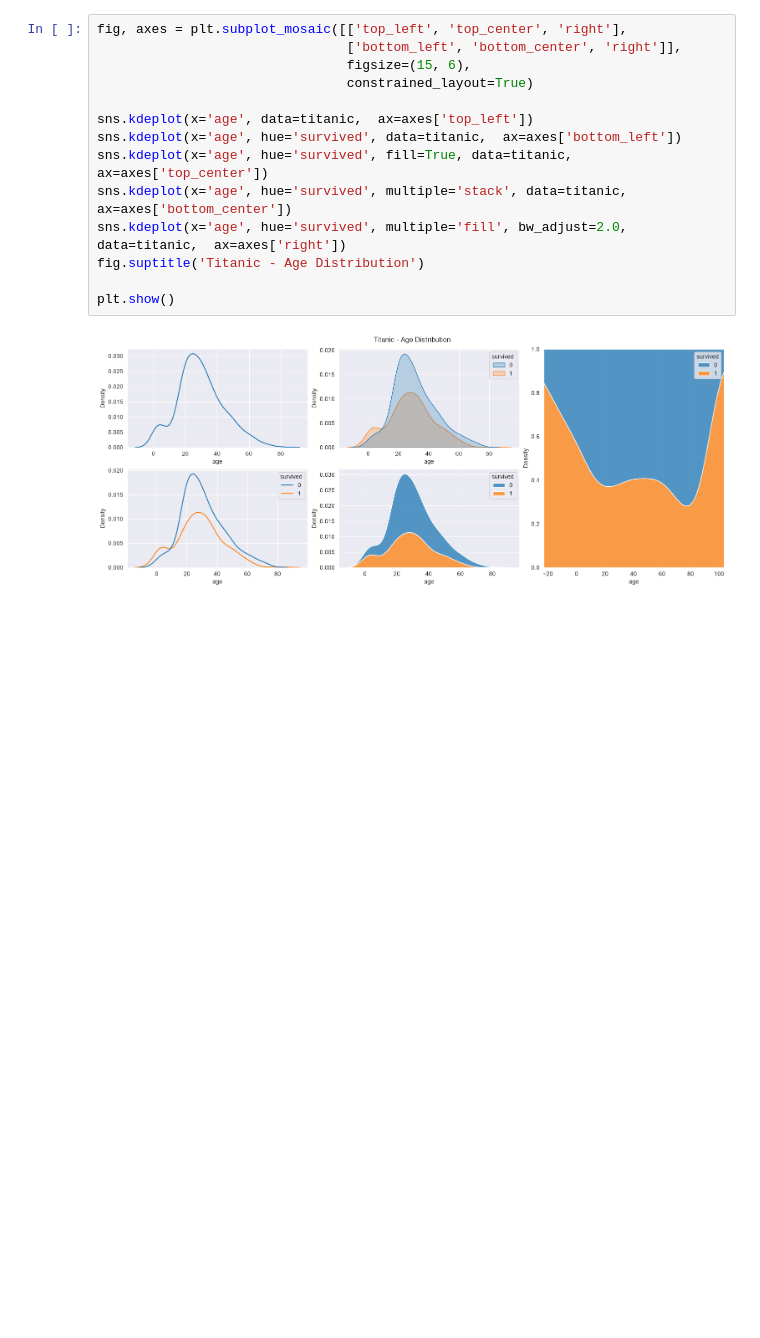
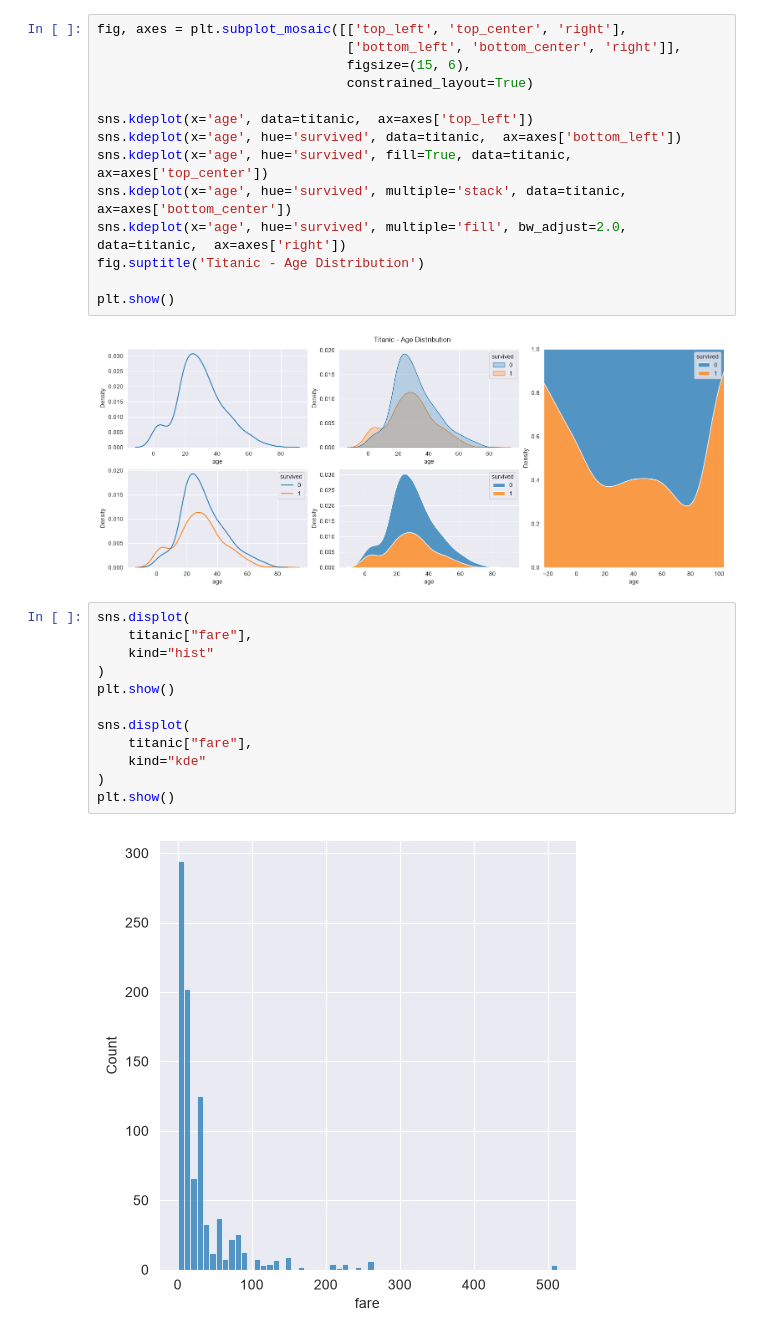
Before and after one commit to zzengmo/18_data_analytics, a Jupyter notebook: Seaborn.ipynb, the cells around one changed output. Drawn from its saved outputs; the diff is of its cells as text; blank space fills up the shorter version.

```diff
--- a/Seaborn.ipynb
+++ b/Seaborn.ipynb
@@ -91,3 +91,17 @@ fig.suptitle('Titanic - Age Distribution')
 plt.show()
 # %% [output]
 [figure]
+# %%
+sns.displot(
+    titanic["fare"],
+    kind="hist"
+)
+plt.show()
+
+sns.displot(
+    titanic["fare"],
+    kind="kde"
+)
+plt.show()
+# %% [output]
+[figure, added]
```
Also changed, not shown: parts of 4 cells of this notebook.
